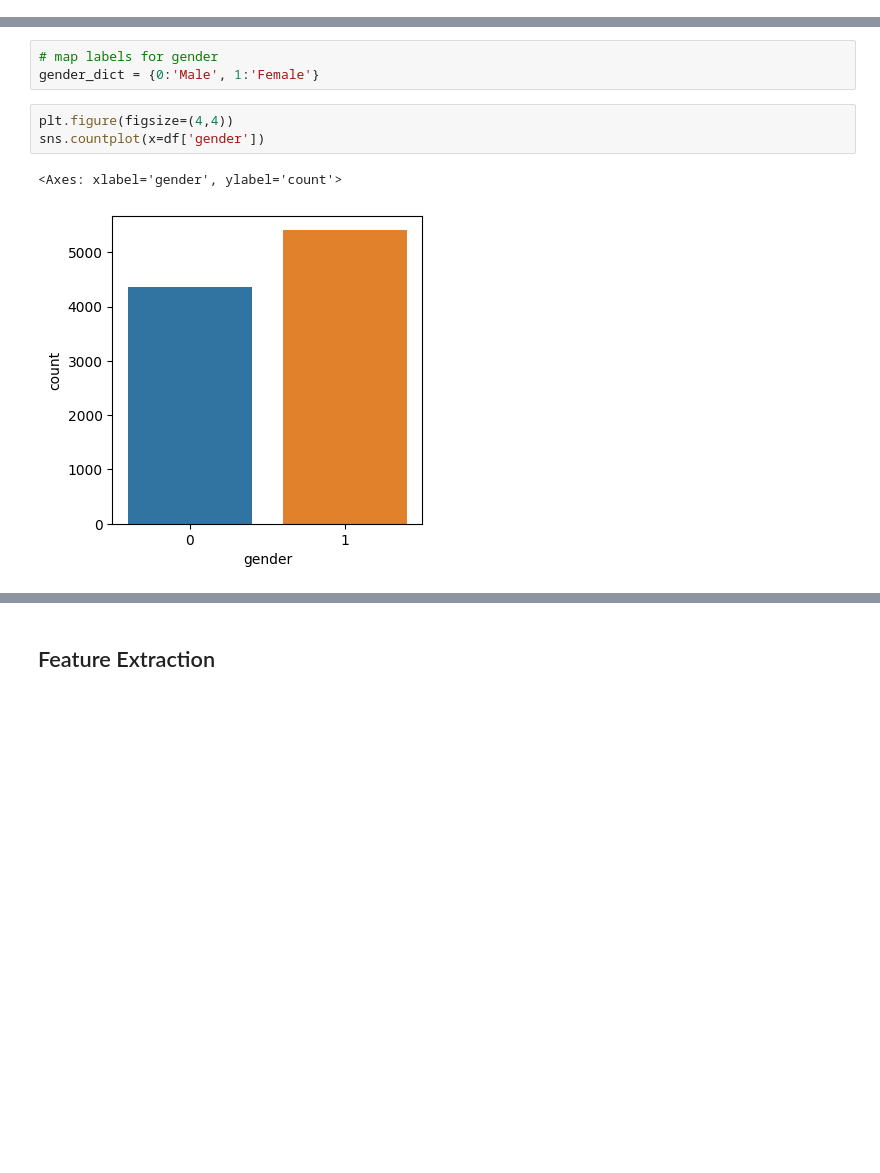
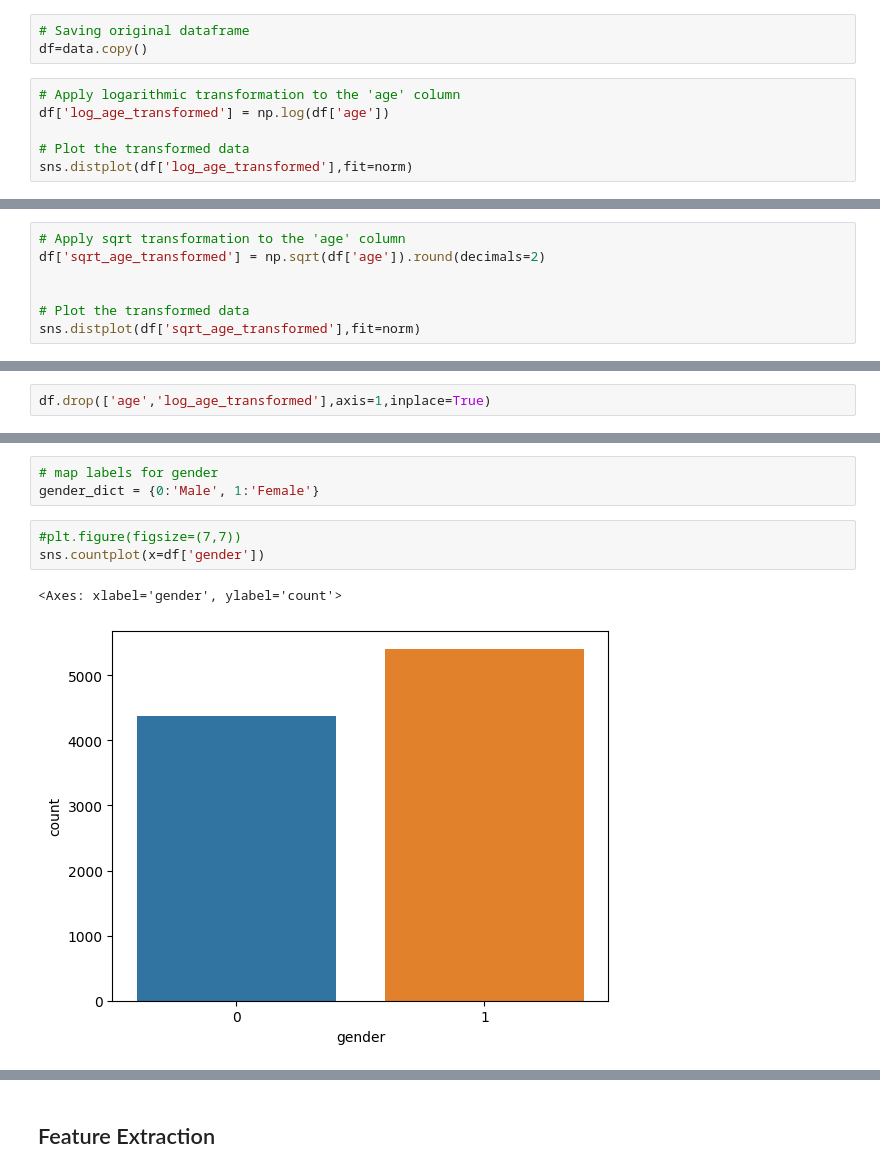
Before and after one commit to Nishantsh98/age-gender-detection, a Jupyter notebook: Age_Gender Detection.ipynb, the cells around one changed output, grey strips where cells are left out. Cells and saved outputs as stored; diff of their text form; blank space fills up the shorter version.

```diff
--- a/Age_Gender Detection.ipynb
+++ b/Age_Gender Detection.ipynb
@@ -90,0 +86,9 @@ sns.distplot(df['age'])  # little right skewed
+# %%
+# Saving original dataframe
+df=data.copy()
+# %%
+# Apply logarithmic transformation to the 'age' column
+df['log_age_transformed'] = np.log(df['age'])
+
+# Plot the transformed data
+sns.distplot(df['log_age_transformed'],fit=norm)
@@ -90,0 +98,7 @@ sns.distplot(df['age'])  # little right skewed
+# %%
+# Apply sqrt transformation to the 'age' column
+df['sqrt_age_transformed'] = np.sqrt(df['age']).round(decimals=2)
+
+
+# Plot the transformed data
+sns.distplot(df['sqrt_age_transformed'],fit=norm)
@@ -90,0 +108,2 @@ sns.distplot(df['age'])  # little right skewed
+# %%
+df.drop(['age','log_age_transformed'],axis=1,inplace=True)
@@ -108,11 +144,11 @@ Name: count, dtype: int64
 # map labels for gender
 gender_dict = {0:'Male', 1:'Female'}
 # %%
-plt.figure(figsize=(4,4))
+#plt.figure(figsize=(7,7))
 sns.countplot(x=df['gender'])
 # %% [output]
 <Axes: xlabel='gender', ylabel='count'>
-[figure, old version]
+[figure, new version]
 # %%
 # to display grid of images
 plt.figure(figsize=(20, 20))
```
Also changed, not shown: parts of 24 cells of this notebook.
